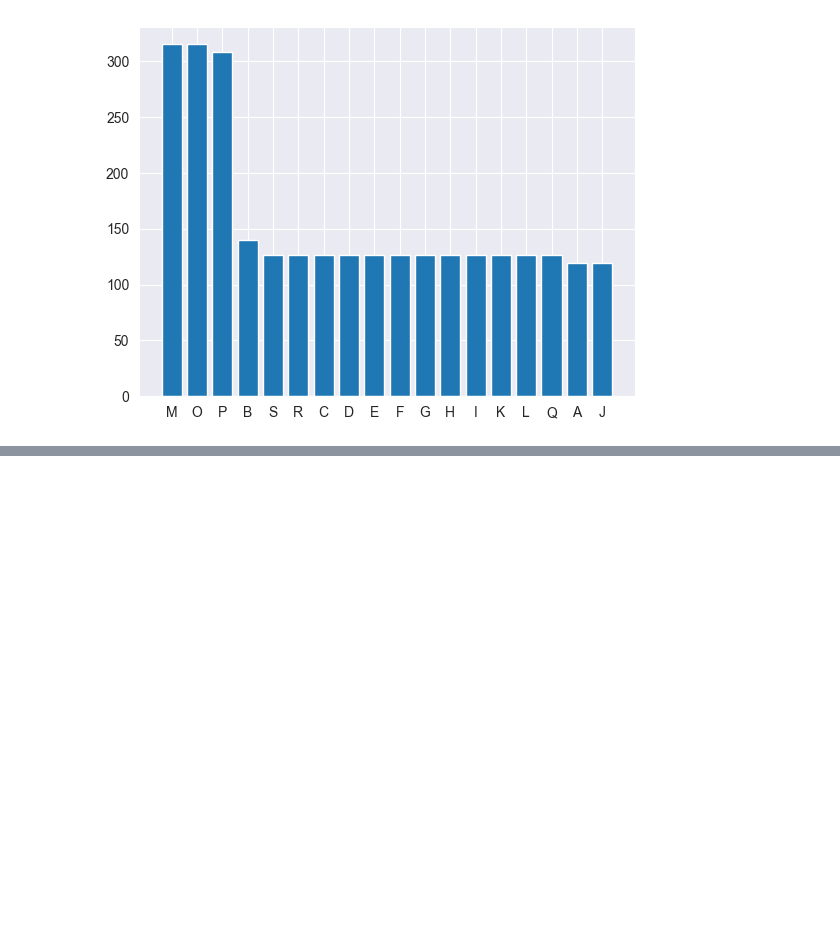
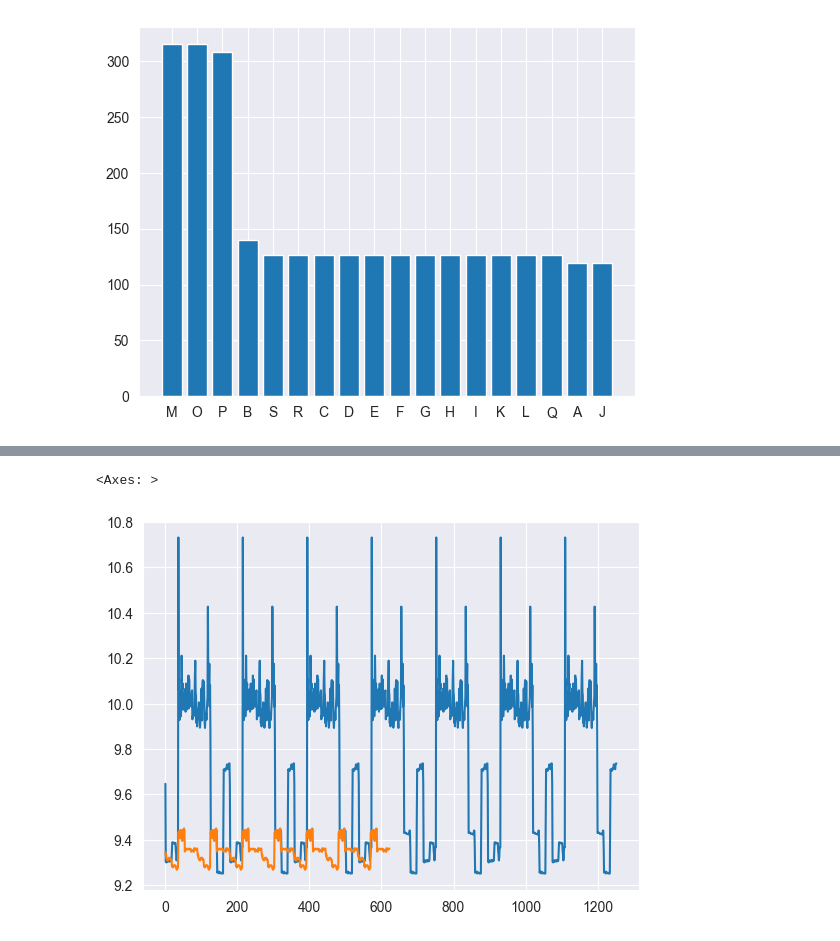
Before and after one commit to andleb/STATS608Final, a Jupyter notebook: EDA.ipynb, the cells around one changed output, grey strips where cells are left out. Saved outputs shown, nothing was run; the diff lists cells and outputs as text; code cells hidden in the pictures; blank space fills up the shorter version.

```diff
--- a/EDA.ipynb
+++ b/EDA.ipynb
@@ -115,7 +117,7 @@ watch_gyro_df.to_pickle('data/watch_gyro_df.pkl' )
 # %% [markdown]
 ### Categorization
 # %%
-activity_codes = {
+activity_codes = bidict.bidict({
     'A': 'walking',
     'B': 'jogging',
     'C': 'stairs',
@@ -134,11 +136,12 @@ activity_codes = {
     'Q': 'writing',
     'R': 'clapping',
     'S': 'folding'
-}
+})
 # %%
-# TODO: if needed
 activity_groups = {
     "non-hand": ['walking', 'jogging', 'stairs', 'standing', "kicking"],
+    "hand": ["dribbling","catch", "typing", "writing", "clapping",  "teeth", "folding"],
+    "hand-eating": ["soup", "chips", "pasta", "sandwich", "drinking"]
 }
 # %% [markdown]
 ## EDA
@@ -275,0 +262,12 @@ Name: ACTIVITY, Length: 2828, dtype: bool
+# %%
+idx = phone_acc_df.loc[max_ind, 'ACTIVITY'].isin({activity_codes.inverse[desc] for desc in activity_groups['hand']})
+idx_eat = phone_acc_df.loc[max_ind, 'ACTIVITY'].isin({activity_codes.inverse[desc] for desc in activity_groups['hand-eating']})
+# idx_eat.mean()
+
+(phone_acc_df.loc[max_ind][idx]).reset_index()['RESULTANT'].plot()
+(phone_acc_df.loc[max_ind][idx_eat]).reset_index()['RESULTANT'].plot()
+# (phone_acc_df.loc[max_ind][idx]).reset_index()['XAVG'].plot()
+# (phone_acc_df.loc[max_ind][idx]).reset_index()['XPEAK'].plot()
+# %% [output]
+<Axes: >
+[figure, added]
```
Also changed, not shown: parts of 12 cells of this notebook, 2 other files.
